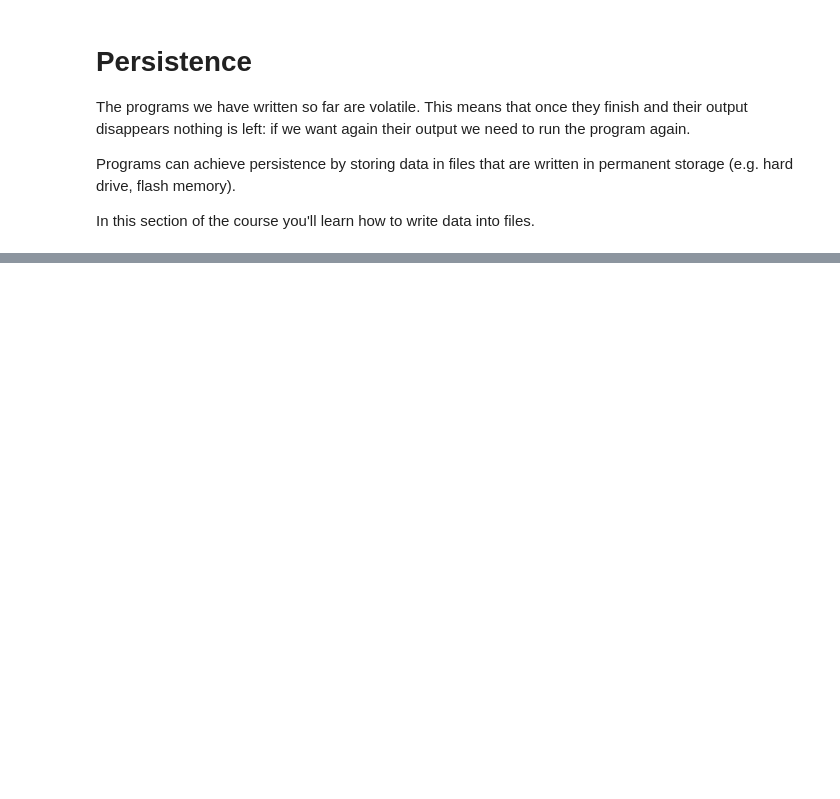
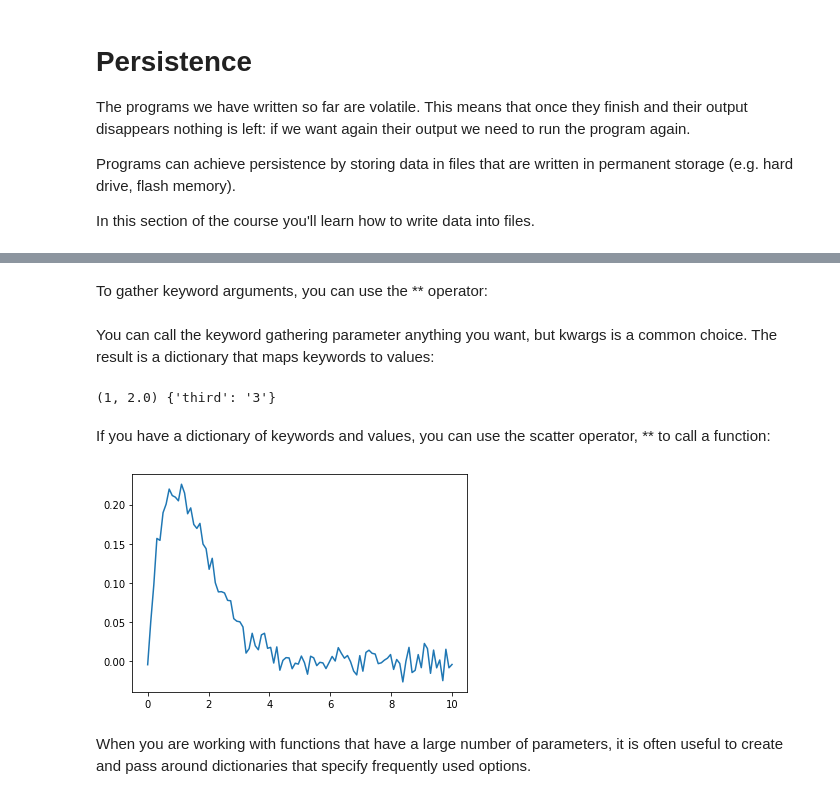
Before and after one commit to arnaumanasanch/neuropy_crashcourse, a Jupyter notebook: files.ipynb, the cells around one changed output, grey strips where cells are left out. Saved outputs shown, nothing was run; the diff lists cells and outputs as text; code cells hidden in the pictures; blank space fills up the shorter version.

```diff
--- a/files.ipynb
+++ b/files.ipynb
@@ -387,0 +473,2 @@ When you are working with functions that have a large number of parameters, it i
+# %% [markdown]
+To gather keyword arguments, you can use the ** operator:
@@ -387,0 +478,16 @@ When you are working with functions that have a large number of parameters, it i
+# %% [markdown]
+You can call the keyword gathering parameter anything you want, but kwargs is a common choice. The result is a dictionary that maps keywords to values:
+# %%
+printall(1, 2.0, third='3')
+# %% [output]
+(1, 2.0) {'third': '3'}
+# %% [markdown]
+If you have a dictionary of keywords and values, you can use the scatter operator, ** to call a function:
+# %%
+fnc_params = {'model':'damped sine', 'params':[0, 1, .1, .01]}
+x, y = cn.make_syn_data(100, **fnc_params)
+plt.plot(x, y);
+# %% [output]
+[figure, added]
+# %% [markdown]
+When you are working with functions that have a large number of parameters, it is often useful to create and pass around dictionaries that specify frequently used options.
```
Also changed, not shown: parts of 106 cells of this notebook, 1 other file.
